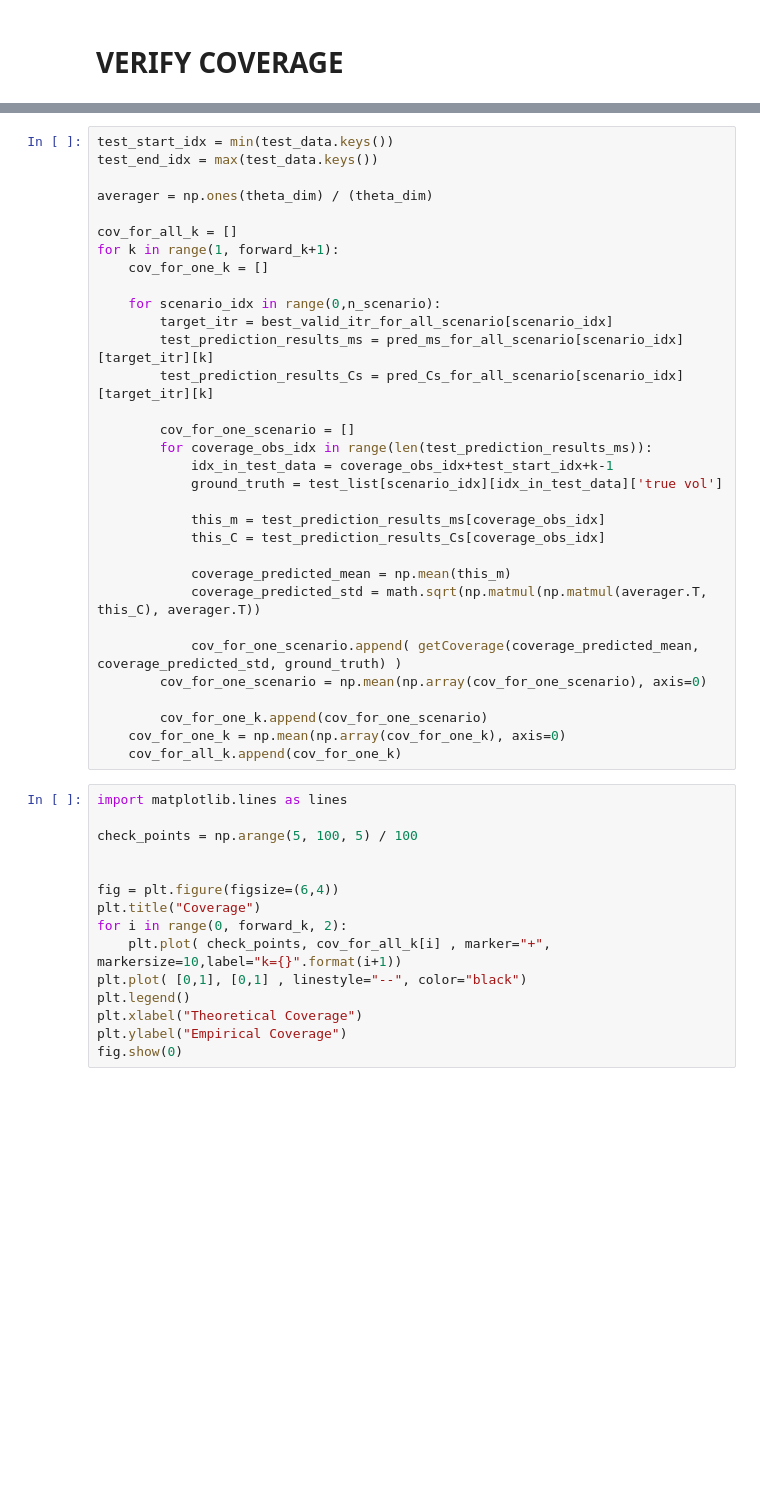
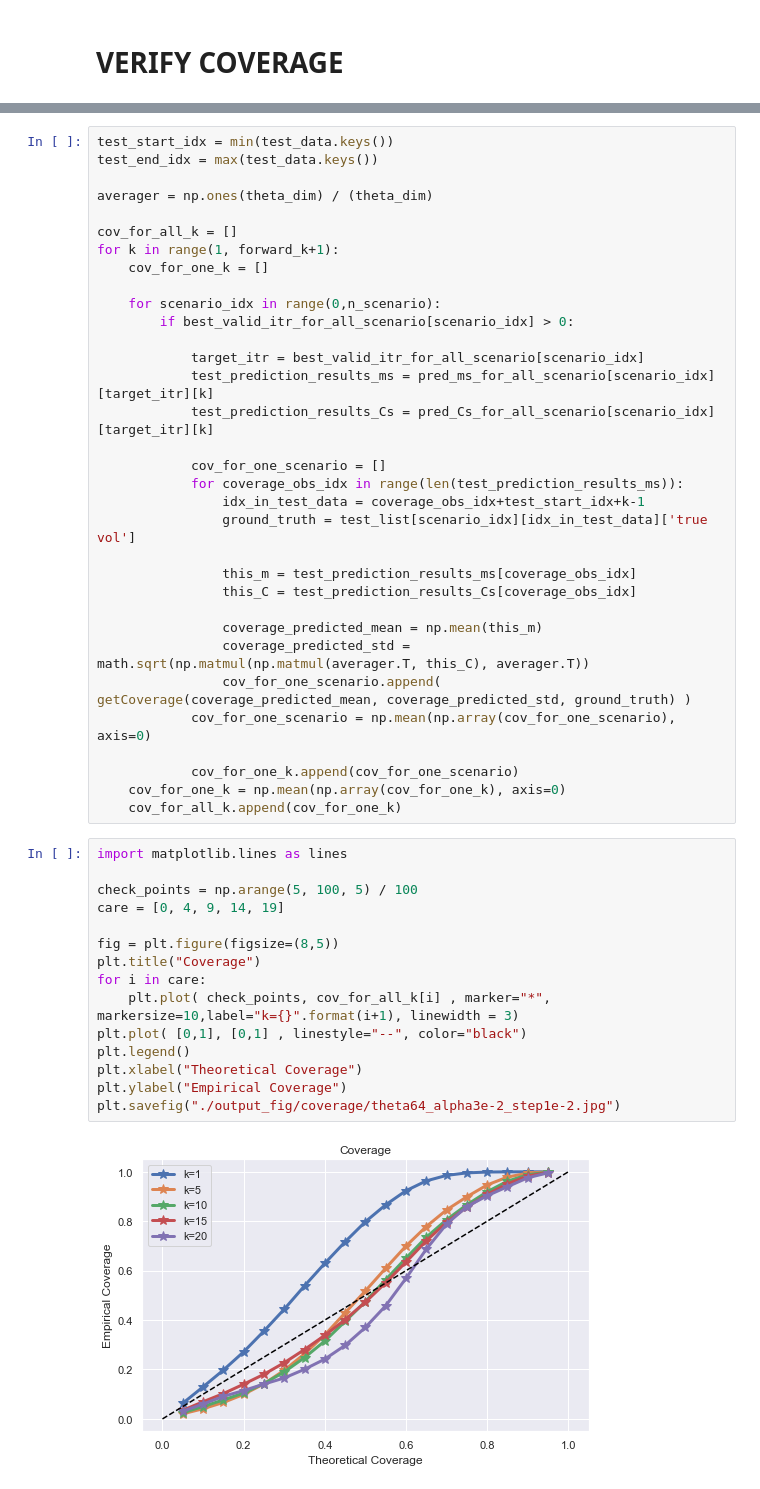
Before and after one commit to BobZiyangDing/EchoStateNeuralStochasticVolatilityHestonModel, a Jupyter notebook: experiment/Simulation.ipynb, the cells around one changed output, grey strips where cells are left out. Cells and saved outputs as stored; diff of their text form; blank space fills up the shorter version.

Commit message:
finished coverage for one

```diff
--- a/experiment/Simulation.ipynb
+++ b/experiment/Simulation.ipynb
@@ -606,39 +653,42 @@ for k in range(1, forward_k+1):
     cov_for_one_k = []
 
     for scenario_idx in range(0,n_scenario):
-        target_itr = best_valid_itr_for_all_scenario[scenario_idx]
-        test_prediction_results_ms = pred_ms_for_all_scenario[scenario_idx][target_itr][k]
-        test_prediction_results_Cs = pred_Cs_for_all_scenario[scenario_idx][target_itr][k]
+        if best_valid_itr_for_all_scenario[scenario_idx] > 0:
 
-        cov_for_one_scenario = []
-        for coverage_obs_idx in range(len(test_prediction_results_ms)):
-            idx_in_test_data = coverage_obs_idx+test_start_idx+k-1
-            ground_truth = test_list[scenario_idx][idx_in_test_data]['true vol']
+            target_itr = best_valid_itr_for_all_scenario[scenario_idx]
+            test_prediction_results_ms = pred_ms_for_all_scenario[scenario_idx][target_itr][k]
+            test_prediction_results_Cs = pred_Cs_for_all_scenario[scenario_idx][target_itr][k]
 
-            this_m = test_prediction_results_ms[coverage_obs_idx]
-            this_C = test_prediction_results_Cs[coverage_obs_idx]
+            cov_for_one_scenario = []
+            for coverage_obs_idx in range(len(test_prediction_results_ms)):
+                idx_in_test_data = coverage_obs_idx+test_start_idx+k-1
+                ground_truth = test_list[scenario_idx][idx_in_test_data]['true vol']
 
-            coverage_predicted_mean = np.mean(this_m)
-            coverage_predicted_std = math.sqrt(np.matmul(np.matmul(averager.T, this_C), averager.T))
+                this_m = test_prediction_results_ms[coverage_obs_idx]
+                this_C = test_prediction_results_Cs[coverage_obs_idx]
 
-            cov_for_one_scenario.append( getCoverage(coverage_predicted_mean, coverage_predicted_std, ground_truth) )
-        cov_for_one_scenario = np.mean(np.array(cov_for_one_scenario), axis=0)
+                coverage_predicted_mean = np.mean(this_m)
+                coverage_predicted_std = math.sqrt(np.matmul(np.matmul(averager.T, this_C), averager.T))
+                cov_for_one_scenario.append( getCoverage(coverage_predicted_mean, coverage_predicted_std, ground_truth) )
+            cov_for_one_scenario = np.mean(np.array(cov_for_one_scenario), axis=0)
 
-        cov_for_one_k.append(cov_for_one_scenario)
+            cov_for_one_k.append(cov_for_one_scenario)
     cov_for_one_k = np.mean(np.array(cov_for_one_k), axis=0)
     cov_for_all_k.append(cov_for_one_k)
 # %%
 import matplotlib.lines as lines
 
 check_points = np.arange(5, 100, 5) / 100
+care = [0, 4, 9, 14, 19]
 
-
-fig = plt.figure(figsize=(6,4))
+fig = plt.figure(figsize=(8,5))
 plt.title("Coverage")
-for i in range(0, forward_k, 2):
-    plt.plot( check_points, cov_for_all_k[i] , marker="+", markersize=10,label="k={}".format(i+1))
+for i in care:
+    plt.plot( check_points, cov_for_all_k[i] , marker="*", markersize=10,label="k={}".format(i+1), linewidth = 3)
 plt.plot( [0,1], [0,1] , linestyle="--", color="black")
 plt.legend()
 plt.xlabel("Theoretical Coverage")
 plt.ylabel("Empirical Coverage")
-fig.show(0)
+plt.savefig("./output_fig/coverage/theta64_alpha3e-2_step1e-2.jpg")
+# %% [output]
+[figure, added]
```
Also changed, not shown: parts of 7 cells of this notebook, 3 other files.
